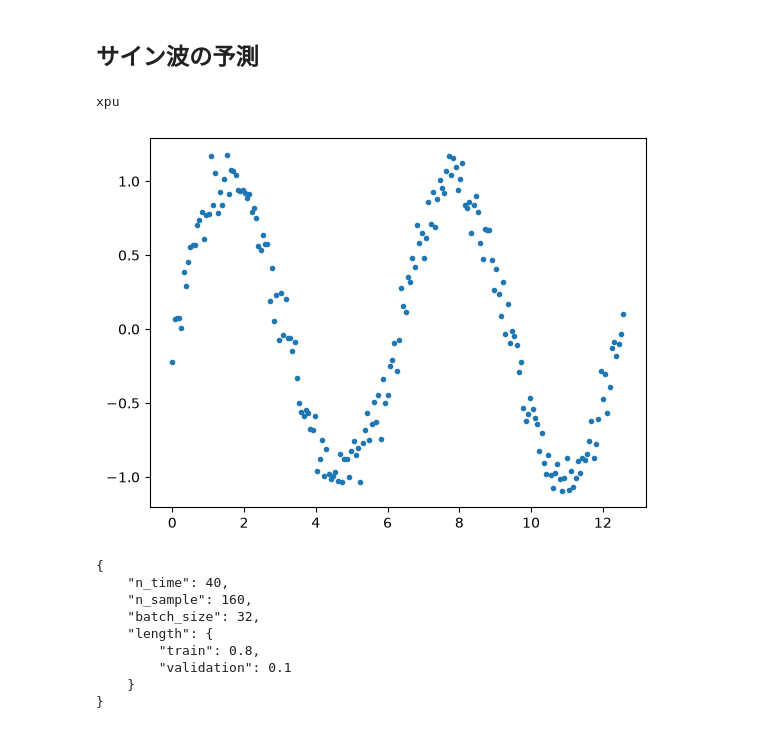
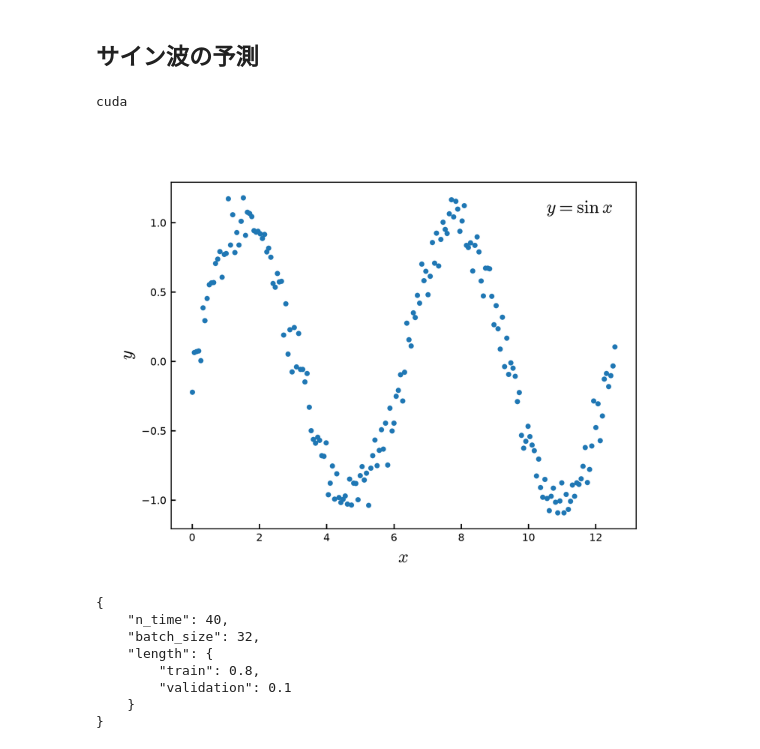
Before and after one commit to KOJIRO161/NNbased-RSFP, a Jupyter notebook: SPReAD/Gemini/Tutorial/Tutorial_SineCurve.ipynb, the cells around one changed output. Cells and saved outputs as stored; diff of their text form; code cells hidden in the pictures.

```diff
--- a/SPReAD/Gemini/Tutorial/Tutorial_SineCurve.ipynb
+++ b/SPReAD/Gemini/Tutorial/Tutorial_SineCurve.ipynb
@@ -9,47 +9,76 @@ import numpy as np
 import matplotlib.pyplot as plt
 import json
 import h5py
+import pickle
+import os
+import sys
+import shutil
 from tqdm import tqdm
+from IPython.display import display, Image
 
-device = torch.device("xpu" if torch.xpu.is_available() else "cpu")
+__home__ = os.path.abspath("../../../../")
+__module__ = os.path.join(__home__, "modules")
+sys.path.append(__module__)
+import Mytools.Settings # type: ignore
+from Mytools.Tools import * # type: ignore
+
+cachedir = os.path.join(__home__, "_cache")
+os.makedirs(cachedir, exist_ok=True)
+
+device = torch.device("cuda" if torch.cuda.is_available() else "cpu")
 print(device)
 # %% [output]
-xpu
+cuda
 # %%
+# 訓練データの生成
 def generate_train_data():
-
 
     # 訓練データ
     x = np.linspace(0, 4*np.pi, 200)
-    rng = np.random.default_rng(seed = 2025)
-    sin_x = np.sin(x) + rng.normal(0, 0.1, len(x))
+    rng = np.random.default_rng(seed = 2025) # 乱数生成（シードは2025）
+    sin_x = np.sin(x) + rng.normal(0, 0.1, len(x)) # ランダム誤差を導入
 
+    # グラフ生成
     fig,ax = plt.subplots()
-
     ax.plot(x,sin_x,
             lw = 0,
             marker = ".",)
+    pngpath = os.path.join(cachedir, "training.png")
+    ax.set_xlabel(r"$x$", fontsize = 14)
+    ax.set_ylabel(r"$y$", fontsize = 14)
+    ax.text(
+        x = 0.95,
+        y = 0.95,
+        s = r"$y=\sin{x}$",
+        transform = ax.transAxes,
+        ha = "right",
+        va = "top",
+        fontsize = 14
+    )
+    plt.savefig(pngpath, dpi = 300)
+    plt.close()
+    display(Image(pngpath, width = 600))
 
     return {"x": x, "y": sin_x}
+
 TrainingData = generate_train_data()
 del generate_train_data
 # %% [output]
-[figure, old version]
+[figure, new version]
 # %%
 # ハイパーパラメータ
-hyper_parameter = {}
-hyper_parameter["n_time"] = 40 # 10個の時系列を1セット
-hyper_parameter["n_sample"] = len(TrainingData["x"]) - hyper_parameter["n_time"] # 40
-hyper_parameter["batch_size"] = 32
-hyper_parameter["length"] = {
-    "train": 0.8,
-    "validation": 0.1
+hyper_parameter = {
+    "n_time": 40,
+    "batch_size": 32,
+    "length": {
+        "train": 0.8,
+        "validation": 0.1
+    }
 }
 print(json.dumps(hyper_parameter, indent = 4))
 # %% [output]
 {
     "n_time": 40,
-    "n_sample": 160,
     "batch_size": 32,
     "length": {
         "train": 0.8,
```
Also changed, not shown: parts of 8 cells of this notebook, 1 other file.
